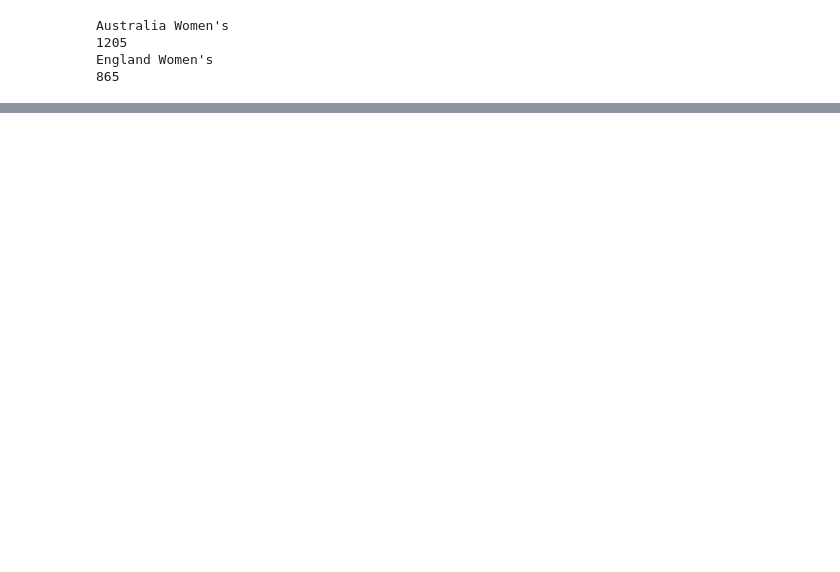
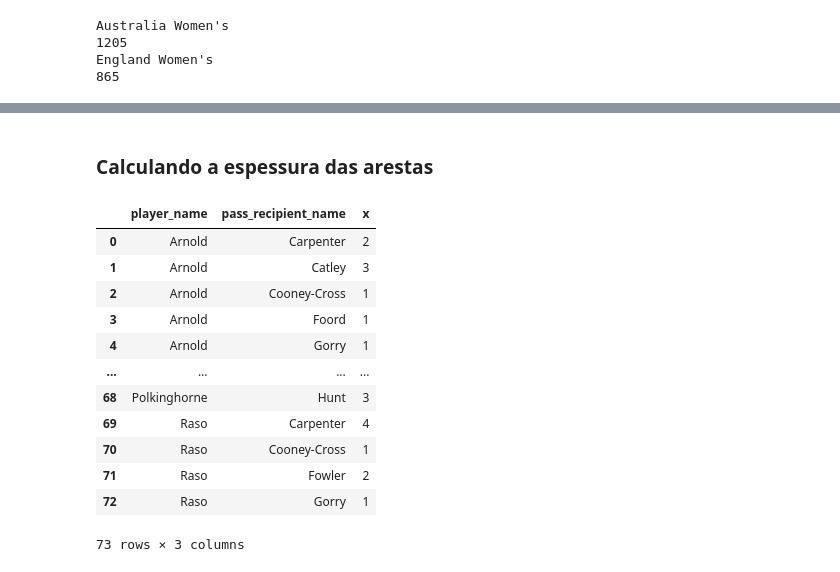
Before and after one commit to juliamsousa/masters-code, a Jupyter notebook: Trabalho Final - Redes Complexas.ipynb, the cells around one changed output, grey strips where cells are left out. Drawn from its saved outputs; the diff is of its cells as text; code cells hidden in the pictures; blank space fills up the shorter version.

```diff
--- a/Trabalho Final - Redes Complexas.ipynb
+++ b/Trabalho Final - Redes Complexas.ipynb
@@ -140,35 +99,0 @@ ht_first_sub_passes["pass_recipient_name"] = ht_first_sub_passes["pass_recipient
-# %%
-# Procurando por eventos de substituição no jogo - (Time da Casa)
-substitutions = df_events.loc[df_events["type_name"] == "Substitution"]
-home_team_subs = substitutions.loc[substitutions["team_name"] == match_home_team]
-away_team_subs = substitutions.loc[substitutions["team_name"] == match_away_team]
-
-# Extrai o índice do primeiro evento de substituição - (Time da Casa)
-ht_first_sub_index = home_team_subs.iloc[0]["index"]
-at_first_sub_index = away_team_subs.iloc[0]["index"]
-
-# Extraindo todos os eventos de passe da partida
-match_passes = df_events.loc[df_events["type_name"] == "Pass"]
-# Extraindo os eventos de passe - (Time da Casa)
-home_team_passes = match_passes.loc[match_passes["team_name"] == match_home_team]
-# Extraindo os eventos de passe - (Time de Fora)
-away_team_passes = match_passes.loc[match_passes["team_name"] == match_away_team]
-
-# Removendo eventos de Lateral
-# Extraindo os eventos de passe - (Time da Casa)
-home_team_passes = home_team_passes.loc[match_passes.sub_type_name != "Throw-in"]
-# Extraindo os eventos de passe - (Time de Fora)
-away_team_passes = away_team_passes.loc[match_passes.sub_type_name != "Throw-in"]
-
-# Os passes bem sucedidos são aqueles nos quais o outcome_name é nulo
-# Extraindo os passes bem sucedidos - (Time da Casa)
-ht_succesful_passes = home_team_passes.loc[home_team_passes["outcome_name"].isnull()]
-# Extraindo os passes bem sucedidos - (Time de Fora)
-at_succesful_passes = away_team_passes.loc[away_team_passes["outcome_name"].isnull()]
-
-##
-# Os passes que aconteceram antes da primeira substituição têm id menor que o do evento de substituição.
-# Os ids dos eventos são sequenciais
-##
-ht_first_sub_passes = ht_succesful_passes.loc[ht_succesful_passes["index"] < ht_first_sub_index]
-at_first_sub_passes = at_succesful_passes.loc[at_succesful_passes["index"] < at_first_sub_index]
@@ -197,0 +147,20 @@ passes_subtypes
+# %% [markdown]
+### Calculando a espessura das arestas
+# %%
+# Calculando a quantidade de passes entre jogadores
+df_lines = ht_first_sub_passes.groupby(["player_name", "pass_recipient_name"]).x.count().reset_index()
+df_lines
+# %% [output]
+|  | player_name | pass_recipient_name | x |
+| 0 | Arnold | Carpenter | 2 |
+| 1 | Arnold | Catley | 3 |
+| 2 | Arnold | Cooney-Cross | 1 |
+| 3 | Arnold | Foord | 1 |
+| 4 | Arnold | Gorry | 1 |
+| ... | ... | ... | ... |
+| 68 | Polkinghorne | Hunt | 3 |
+| 69 | Raso | Carpenter | 4 |
+| 70 | Raso | Cooney-Cross | 1 |
+| 71 | Raso | Fowler | 2 |
+| 72 | Raso | Gorry | 1 |
+73 rows × 3 columns
```
Also changed, not shown: parts of 20 cells of this notebook, 1 other file.
